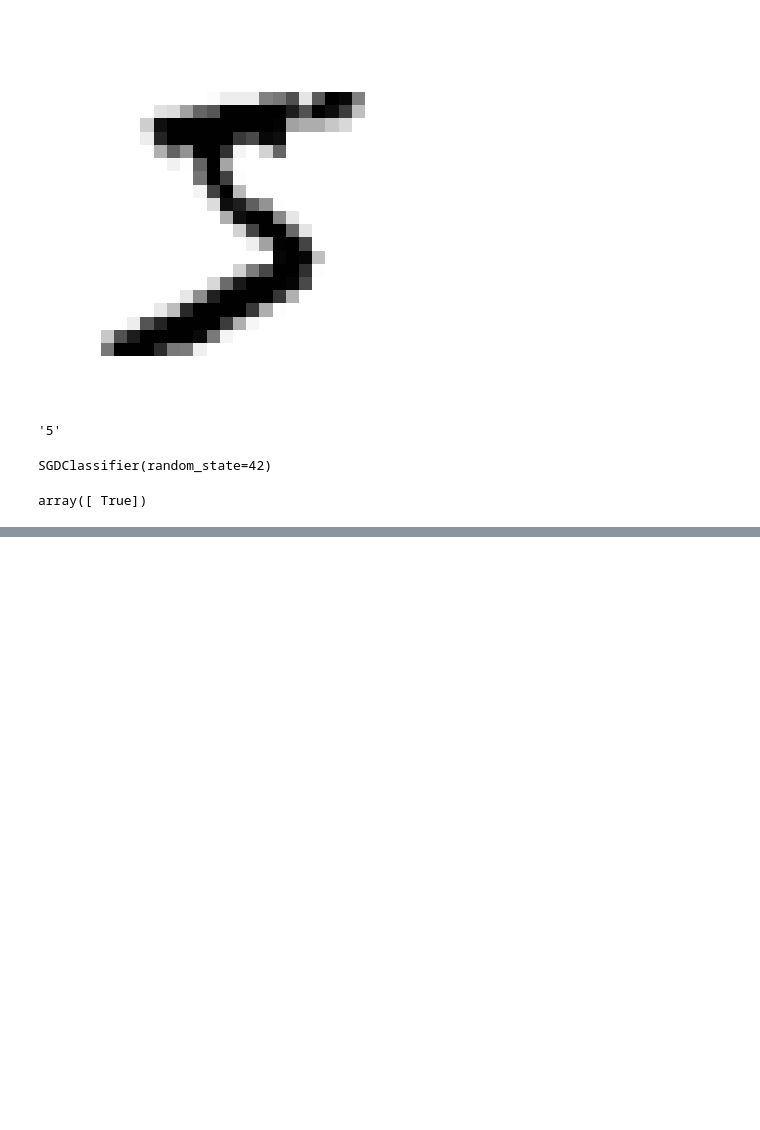
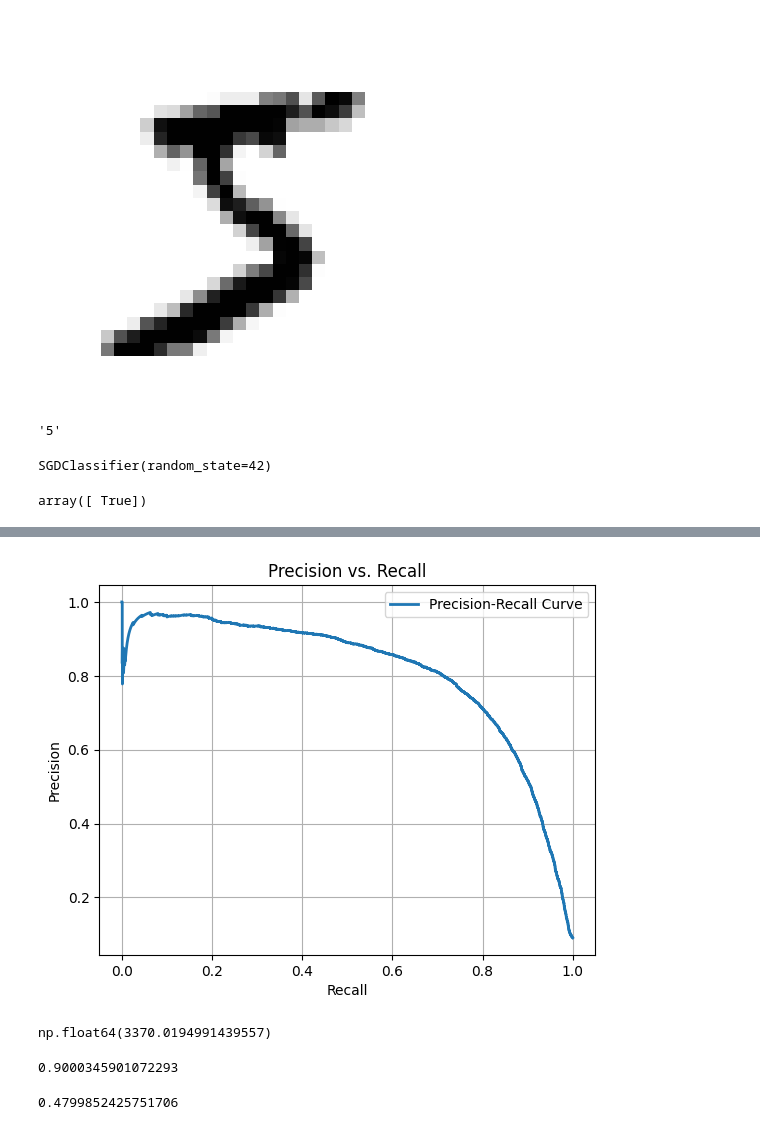
Before and after one commit to Farhan-ux/ml-lab, a Jupyter notebook: 07_mnist/mnist.ipynb, the cells around one changed output, grey strips where cells are left out. Saved outputs shown, nothing was run; the diff lists cells and outputs as text; code cells hidden in the pictures; blank space fills up the shorter version.

```diff
--- a/07_mnist/mnist.ipynb
+++ b/07_mnist/mnist.ipynb
@@ -45,0 +92,18 @@ array([ True])
+# %%
+plt.plot(recalls, precisions, linewidth=2, label="Precision-Recall Curve")
+# Beautify and show the plot
+plt.xlabel("Recall")
+plt.ylabel("Precision")
+plt.title("Precision vs. Recall")
+plt.legend()
+plt.grid()
+plt.show()
+# %% [output]
+[figure, added]
+# %%
+import numpy as np
+idx_for_90_precision = np.argmax(precisions >= 0.90)
+threshold_90_precision = thresholds[idx_for_90_precision]
+threshold_90_precision
+# %% [output]
+np.float64(3370.0194991439557)
@@ -45,0 +112,9 @@ array([ True])
+# %%
+precision_score(y_train_5, y_train_pred_90)
+# %% [output]
+0.9000345901072293
+# %%
+recall_at_90_precision = recall_score(y_train_5, y_train_pred_90)
+recall_at_90_precision
+# %% [output]
+0.4799852425751706
```
Also changed, not shown: parts of 11 cells of this notebook.
